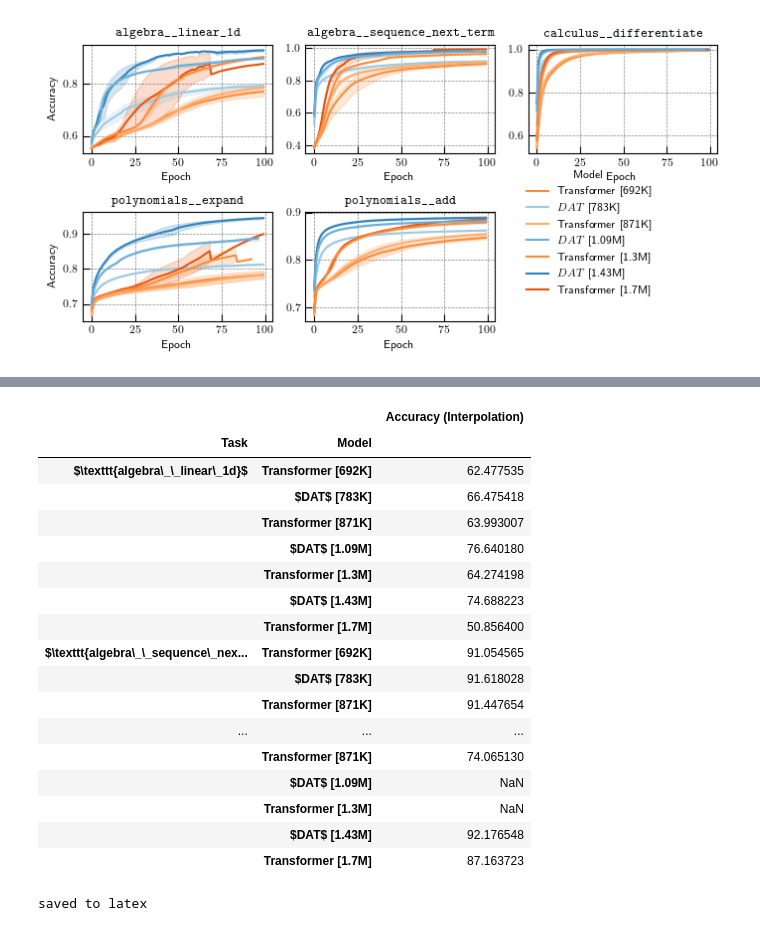
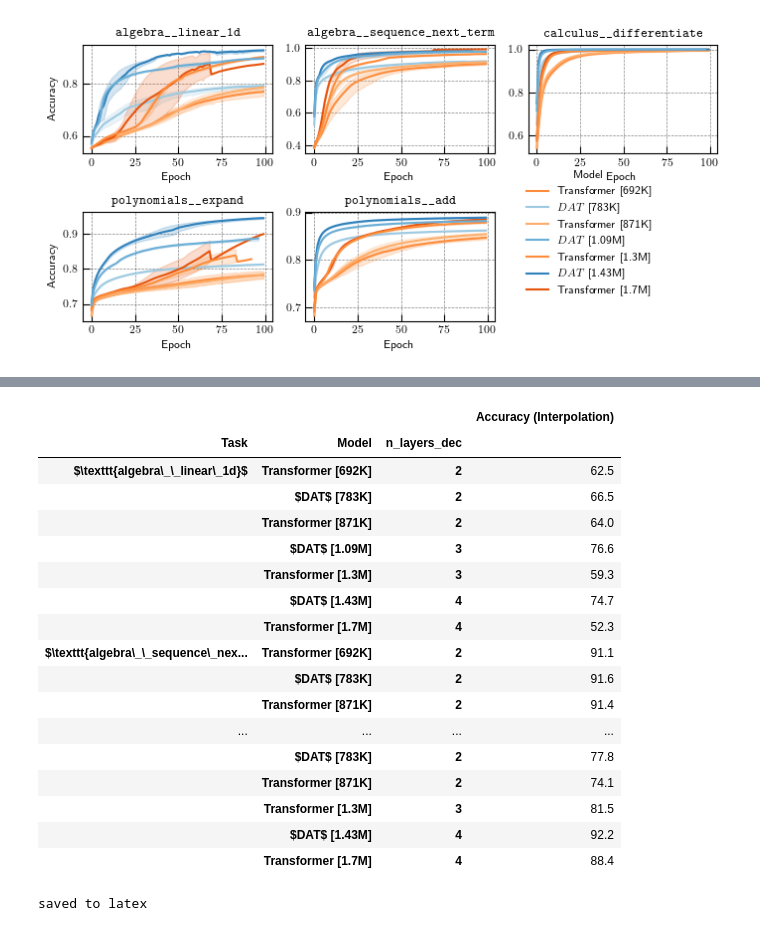
Before and after one commit to Awni00/abstract_transformer, a Jupyter notebook: figure_generation/figure_generation.ipynb, the cells around one changed output, grey strips where cells are left out. Saved outputs shown, nothing was run; the diff lists cells and outputs as text; code cells hidden in the pictures.

```diff
--- a/figure_generation/figure_generation.ipynb
+++ b/figure_generation/figure_generation.ipynb
@@ -785,31 +797,32 @@ fig.savefig(f'{save_dir}/math/math_training_curves_varied_depth_trainacc.pdf')
 # %%
 # NOTE: interpolation and extrapolation are identical somehow... FIXME
 
-depth_comparison_table = figure_data[figure_data.Epoch == figure_data.Epoch.max()][['Task', 'Model', 'Accuracy (Interpolation)']].dropna()
+depth_comparison_table = figure_data[figure_data.Epoch == figure_data.Epoch.max()][['Task', 'Model', 'n_layers_dec', 'Accuracy (Interpolation)']].dropna()
 depth_comparison_table['Model'] = pd.Categorical(depth_comparison_table['Model'], model_selection, ordered=True)
 # depth_comparison_table.groupby(['Task', 'Model']).aggregate(['mean', 'sem'])
-depth_comparison_table = depth_comparison_table.groupby(['Task', 'Model']).aggregate('mean')
+depth_comparison_table = depth_comparison_table.groupby(['Task', 'Model', 'n_layers_dec']).aggregate('mean')
 depth_comparison_table = depth_comparison_table * 100 # convert to percentage
-depth_comparison_table
+depth_comparison_table = depth_comparison_table.dropna()
+depth_comparison_table.round(1)
 # %% [output]
-|  |  | Accuracy (Interpolation) |
-| Task | Model |  |
-| $\texttt{algebra\_\_linear\_1d}$ | Transformer [692K] | 62.477535 |
-|  | $DAT$ [783K] | 66.475418 |
-|  | Transformer [871K] | 63.993007 |
-|  | $DAT$ [1.09M] | 76.640180 |
-|  | Transformer [1.3M] | 64.274198 |
-|  | $DAT$ [1.43M] | 74.688223 |
-|  | Transformer [1.7M] | 50.856400 |
-| $\texttt{algebra\_\_sequence\_nex... | Transformer [692K] | 91.054565 |
-|  | $DAT$ [783K] | 91.618028 |
-|  | Transformer [871K] | 91.447654 |
-| ... | ... | ... |
-|  | Transformer [871K] | 74.065130 |
-|  | $DAT$ [1.09M] | NaN |
-|  | Transformer [1.3M] | NaN |
-|  | $DAT$ [1.43M] | 92.176548 |
-|  | Transformer [1.7M] | 87.163723 |
+|  |  |  | Accuracy (Interpolation) |
+| Task | Model | n_layers_dec |  |
+| $\texttt{algebra\_\_linear\_1d}$ | Transformer [692K] | 2 | 62.5 |
+|  | $DAT$ [783K] | 2 | 66.5 |
+|  | Transformer [871K] | 2 | 64.0 |
+|  | $DAT$ [1.09M] | 3 | 76.6 |
+|  | Transformer [1.3M] | 3 | 59.3 |
+|  | $DAT$ [1.43M] | 4 | 74.7 |
+|  | Transformer [1.7M] | 4 | 52.3 |
+| $\texttt{algebra\_\_sequence\_nex... | Transformer [692K] | 2 | 91.1 |
+|  | $DAT$ [783K] | 2 | 91.6 |
+|  | Transformer [871K] | 2 | 91.4 |
+| ... | ... | ... | ... |
+|  | $DAT$ [783K] | 2 | 77.8 |
+|  | Transformer [871K] | 2 | 74.1 |
+|  | Transformer [1.3M] | 3 | 81.5 |
+|  | $DAT$ [1.43M] | 4 | 92.2 |
+|  | Transformer [1.7M] | 4 | 88.4 |
 # %%
 # save to latex
 confirm = input('confirm save to latex? (y/n)')
```
Also changed, not shown: parts of 5 cells of this notebook.
